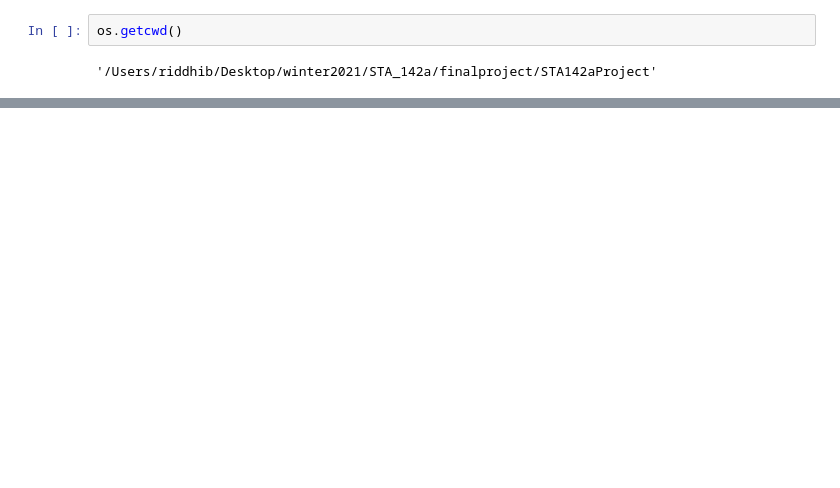
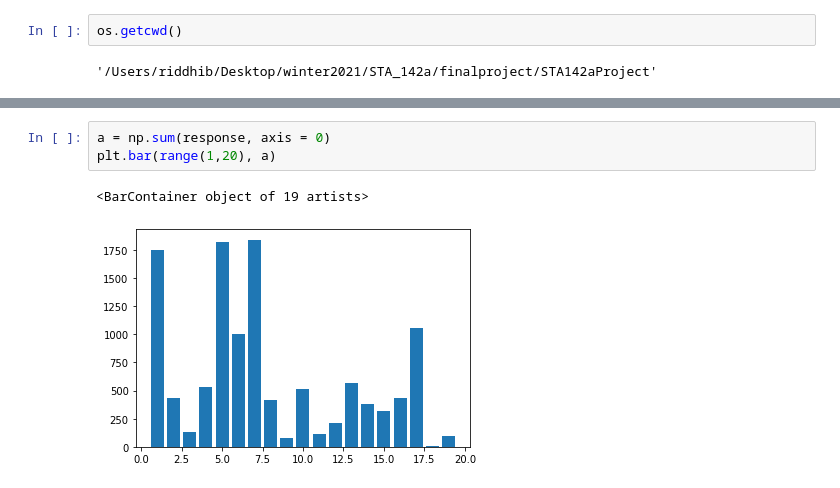
Before and after one commit to riddhi0101/STA142aProject, a Jupyter notebook: DataExploration.ipynb, the cells around one changed output, grey strips where cells are left out. Cells and saved outputs as stored; diff of their text form; blank space fills up the shorter version.

```diff
--- a/DataExploration.ipynb
+++ b/DataExploration.ipynb
@@ -77,0 +113,6 @@ drugConsumption_BinaryResponse.to_csv('drugConsumption_BinaryResponse.csv',index
+# %%
+a = np.sum(response, axis = 0)
+plt.bar(range(1,20), a)
+# %% [output]
+<BarContainer object of 19 artists>
+[figure, added]
```
Also changed, not shown: parts of 11 cells of this notebook, 5 other files.
